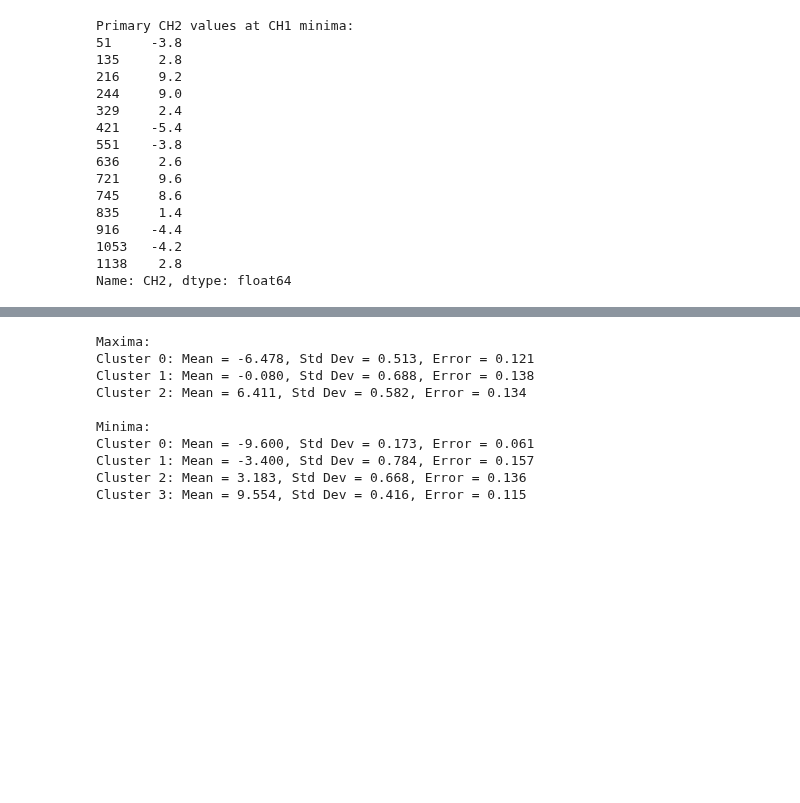
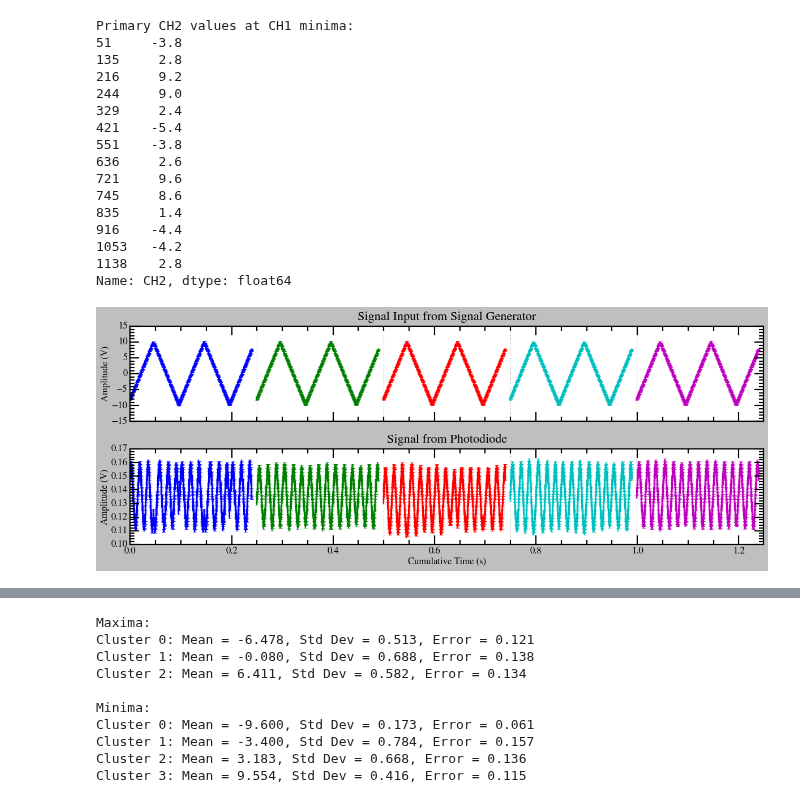
Before and after one commit to vinh-qtran/mit-jlab-sp25, a Jupyter notebook: michelson/michelson.ipynb, the cells around one changed output, grey strips where cells are left out. Saved outputs shown, nothing was run; the diff lists cells and outputs as text; code cells hidden in the pictures; blank space fills up the shorter version.

```diff
--- a/michelson/michelson.ipynb
+++ b/michelson/michelson.ipynb
@@ -167,3 +167,83 @@ Primary CH2 values at CH1 minima:
 1053   -4.2
 1138    2.8
 Name: CH2, dtype: float64
+# %%
+import numpy as np
+import pandas as pd
+import matplotlib.pyplot as plt
+
+# List of file names (adjust the paths as needed)
+file_list = [
+    'data/NewFile1.csv',
+    'data/NewFile2.csv',
+    'data/NewFile3.csv',
+    'data/NewFile4.csv',
+    'data/NewFile5.csv'
+]
+
+# Define a constant error value for both channels
+error_value_ch2 = 0.1
+error_value_ch1 = 0.001
+
+# Initialize the cumulative time offset
+cumulative_offset = 0
+
+# Create two subplots: one for CH1 and one for CH2 (sharing the x-axis)
+fig, (ax1, ax2) = plt.subplots(2, 1, sharex=True, figsize=(15, 6))
+
+# Loop through each file to load, adjust the time, and plot the data
+for i, file in enumerate(file_list):
+    # --- Read the file and extract sampling parameters ---
+    with open(file, 'r') as f:
+        header1 = f.readline().strip().split(',')
+        header2 = f.readline().strip().split(',')
+    start = float(header2[3])
+    increment = float(header2[4])
+
+    # --- Load the data ---
+    # Assumes that after the header lines, the CSV has 3 columns: Sequence, CH1, CH2.
+    df = pd.read_csv(file, skiprows=2, header=None,
+                     names=['Sequence', 'CH1', 'CH2'],
+                     usecols=[0, 1, 2])
+
+    # Compute the local time axis for the file: t = start + Sequence * increment.
+    df['time_local'] = start + df['Sequence'] * increment
+    # Reset time for this file so that it starts at 0
+    df['time_local'] = df['time_local'] - df['time_local'].iloc[0]
+    # Create a continuous (cumulative) time axis by adding the offset from previous files.
+    df['time_cum'] = df['time_local'] + cumulative_offset
+
+    # Plot CH1 with error bars on the top subplot
+    ax2.errorbar(df['time_cum'], df['CH1']/10, yerr=error_value_ch1, fmt='-',
+                 capsize=3, label=f'CH1 from {file}')
+    # Plot CH2 with error bars on the bottom subplot
+    ax1.errorbar(df['time_cum'], df['CH2']/10, yerr=error_value_ch2, fmt='-',
+                 capsize=3, label=f'CH2 from {file}')
+
+    # Update the cumulative offset: add a small gap for visual separation.
+    new_offset = df['time_cum'].iloc[-1] + 0.01
+    # Draw a vertical dotted line at the new offset on both subplots (except after the last file)
+    if i < len(file_list) - 1:
+        ax1.axvline(x=new_offset, color='gray', linestyle=':', linewidth=1)
+        ax2.axvline(x=new_offset, color='gray', linestyle=':', linewidth=1)
+    cumulative_offset = new_offset
+
+# Set axis labels and titles
+ax1.set_ylabel('Amplitude (V)')
+ax2.set_ylabel('Amplitude (V)')
+ax2.set_xlabel('Cumulative Time (s)')
+ax1.set_title('Signal Input from Signal Generator')
+ax2.set_title('Signal from Photodiode')
+ax1.set_xlim(0, cumulative_offset)
+ax2.set_xlim(0, cumulative_offset)
+# fig.suptitle('Signal Input from Signal Generator', fontsize=14)
+
+# Optionally, add legends (or comment these lines out to reduce clutter)
+# ax1.legend(fontsize='small', loc='best')
+# ax2.legend(fontsize='small', loc='best')
+
+plt.tight_layout()
+plt.savefig('continuous_combined_data_subplots.png', dpi=300)
+plt.show()
+# %% [output]
+[figure, added]
```
Also changed, not shown: parts of 3 cells of this notebook, 16 other files.
